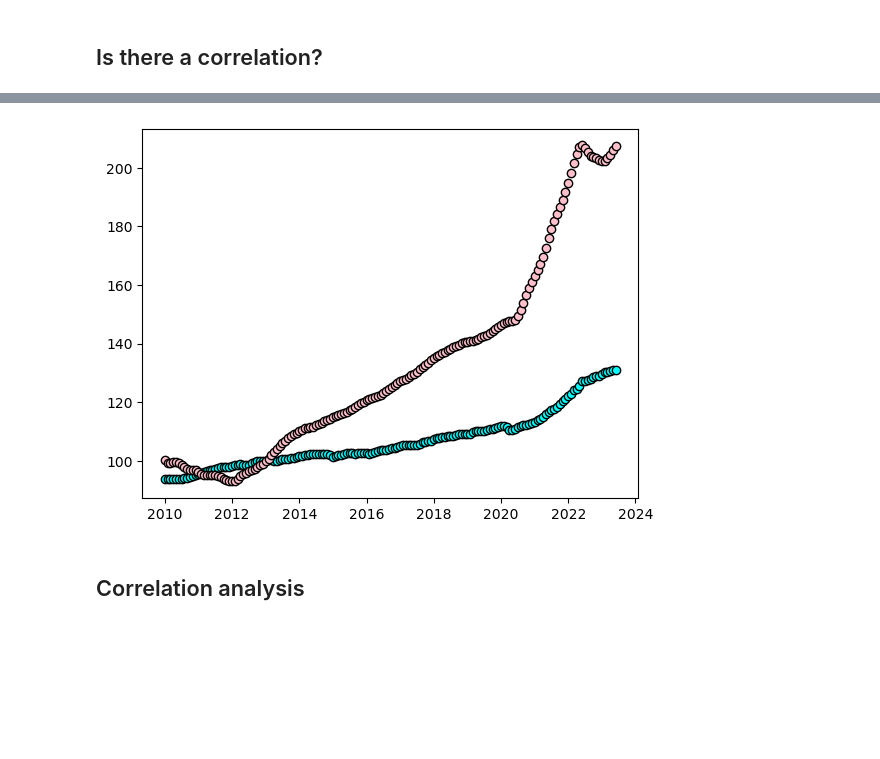
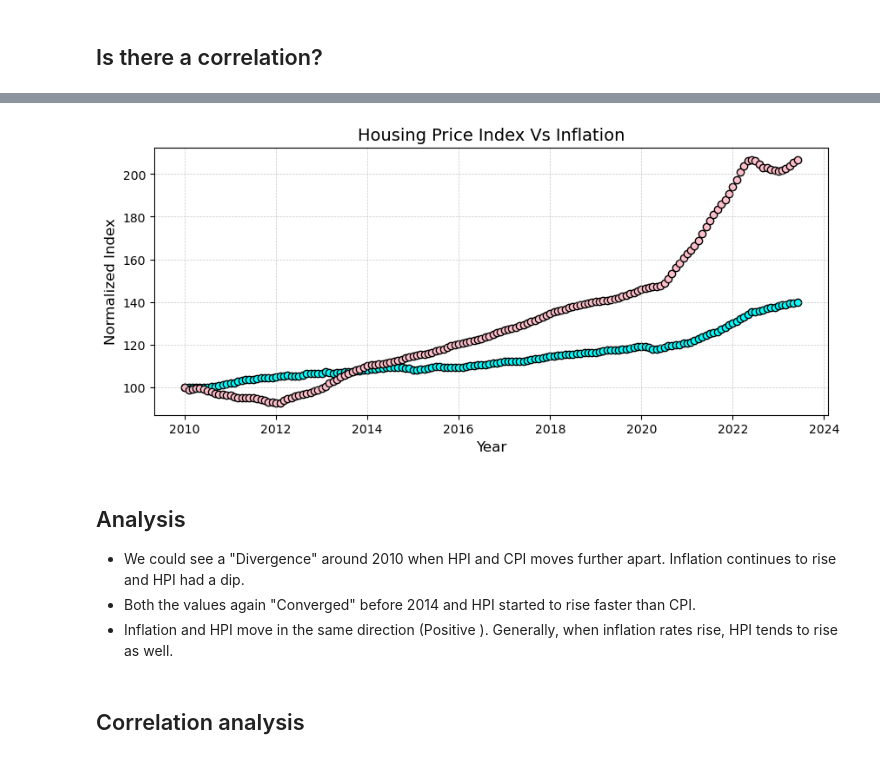
Before and after one commit to xraySMULu/the-big-squeeze, a Jupyter notebook: Code/mn_analysis.ipynb, the cells around one changed output, grey strips where cells are left out. Cells and saved outputs as stored; diff of their text form; code cells hidden in the pictures; blank space fills up the shorter version.

```diff
--- a/Code/mn_analysis.ipynb
+++ b/Code/mn_analysis.ipynb
@@ -158,10 +203,10 @@ display(hpi_df.head())
 # %% [markdown]
 ## Normalize the data for better comparison
 # %%
-# Normalize the CPI date by Indexing both dataframes to 100 at a baseline year
+# Normalize the CPI date by Indexing to 100 at a baseline year
 
 def normalize_cpi(x):
-    index= (x/231.670) * 100
+    index= (x/217.488) * 100
     return index
 
 cpi_df['cpi_value']=cpi_df['cpi_value'].apply(normalize_cpi)
@@ -185,7 +230,7 @@ cpi_df
 # Normalize the HPI data by Indexing both dataframes to 100 at a baseline year
 
 def normalize_hpi(x):
-    index= (x/146.827) * 100
+    index= (x/147.396) * 100
     return index
 
 hpi_df['hpi_value']=hpi_df['hpi_value'].apply(normalize_hpi)
@@ -265,11 +309,20 @@ plt.show()
 # %%
 # Is there a correlation between these two data?
+plt.figure(figsize=(10, 4))
 plt.scatter(combine_df.index,combine_df['cpi_value'], marker="o", facecolors="cyan", edgecolors="black", label='Data Points')
 plt.scatter(combine_df.index,combine_df['hpi_value'], marker="o", facecolors="pink", edgecolors="black", label='Data Points')
-
+plt.title("Housing Price Index Vs Inflation", fontsize=14)
+plt.xlabel("Year", fontsize=12)
+plt.ylabel("Normalized Index", fontsize=12)
+plt.grid(True, linestyle='--', linewidth=0.5, alpha=0.7)
 plt.show()
 # %% [output]
-[figure, old version]
+[figure, new version]
+# %% [markdown]
+## Analysis
+* We could see a "Divergence" around 2010 when HPI and CPI moves further apart. Inflation continues to rise and HPI had a dip.
+* Both the values again "Converged" before 2014 and HPI started to rise faster than CPI.
+* Inflation and HPI move in the same direction (Positive ). Generally, when inflation rates rise, HPI tends to rise as well.
 # %% [markdown]
 ## Correlation analysis
 # %%
```
Also changed, not shown: parts of 26 cells of this notebook.
